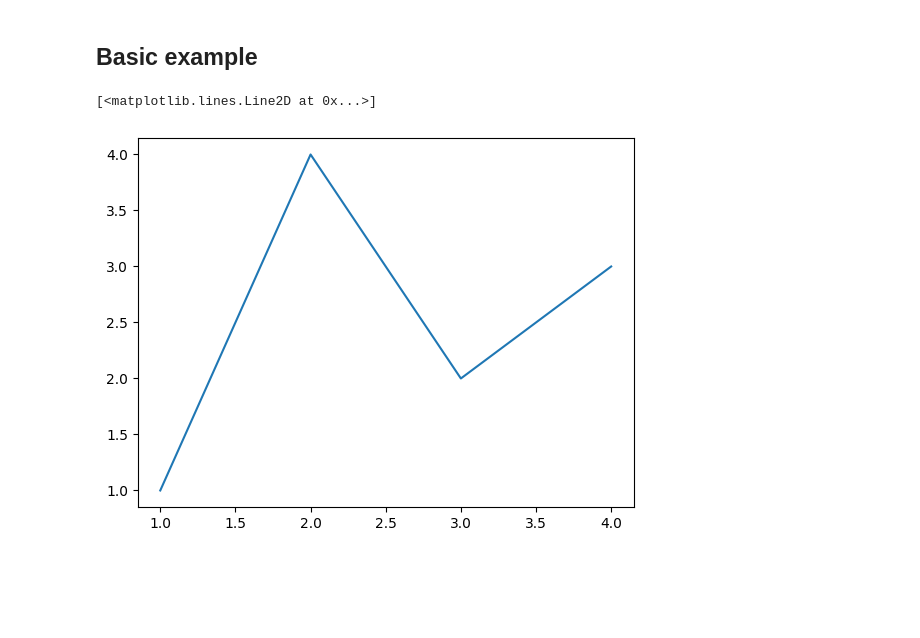
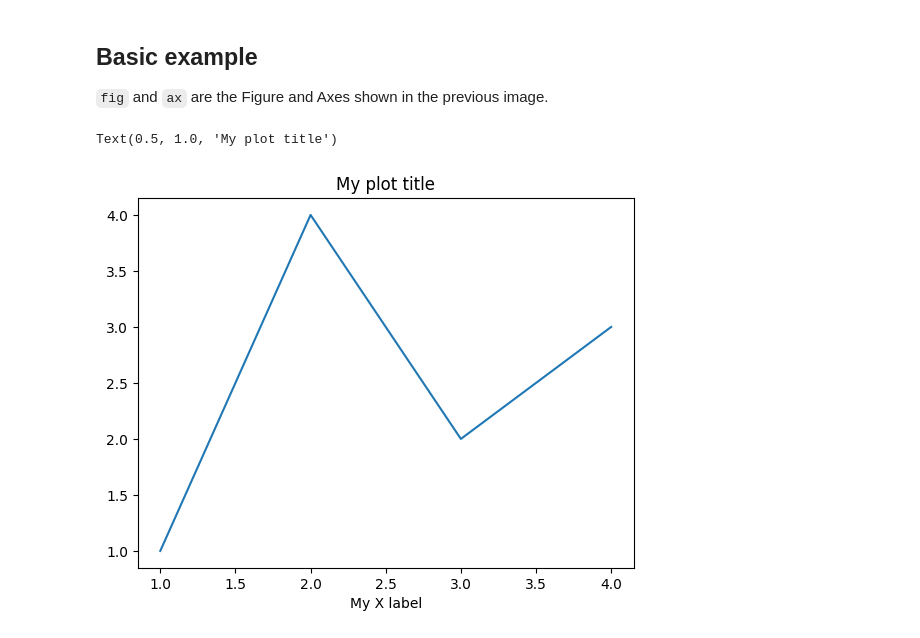
Before and after one commit to correalramos24/IPython, a Jupyter notebook: documentation/03.Pyplot.ipynb, the cells around one changed output. Cells and saved outputs as stored; diff of their text form; code cells hidden in the pictures; blank space fills up the shorter version.

```diff
--- a/Documentation/03.Pyplot.ipynb
+++ b/documentation/03.Pyplot.ipynb
@@ -13,8 +28,13 @@ import matplotlib as mpl
-# %% [markdown]
-## Basic example
+# %% [markdown]
+## Basic example
+
+`fig` and `ax` are the Figure and Axes shown in the previous image.
 # %%
 fig, ax = plt.subplots()  # Create a figure containing a single axes.
 ax.plot([1, 2, 3, 4], [1, 4, 2, 3])  # Plot some data on the axes.
+
+ax.set_xlabel('My X label')
+ax.set_title('My plot title')
 # %% [output]
-[<matplotlib.lines.Line2D at 0x...>]
+Text(0.5, 1.0, 'My plot title')
-[figure, old version]
+[figure, new version]
```
Also changed, not shown: parts of 5 cells of this notebook, 11 other files.
